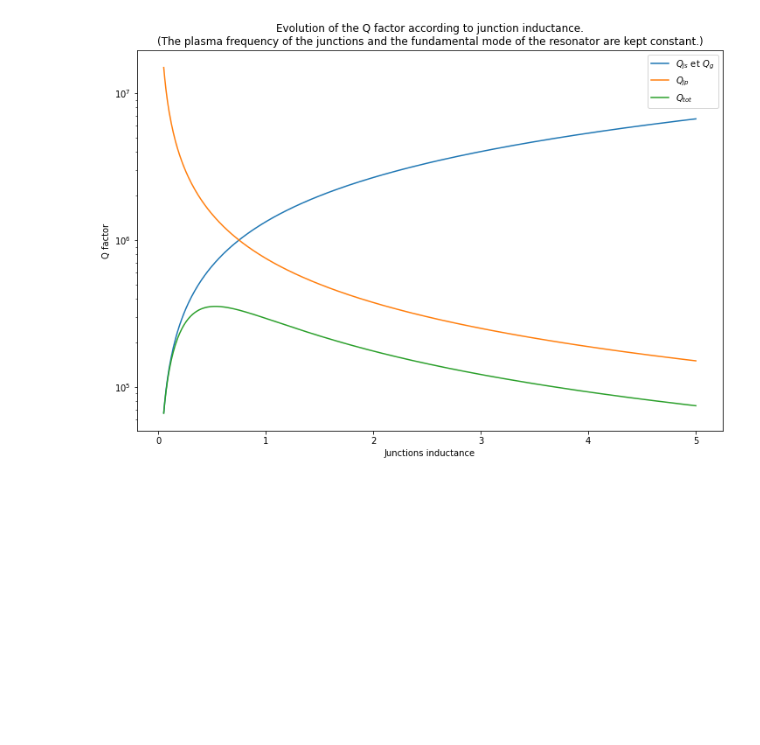
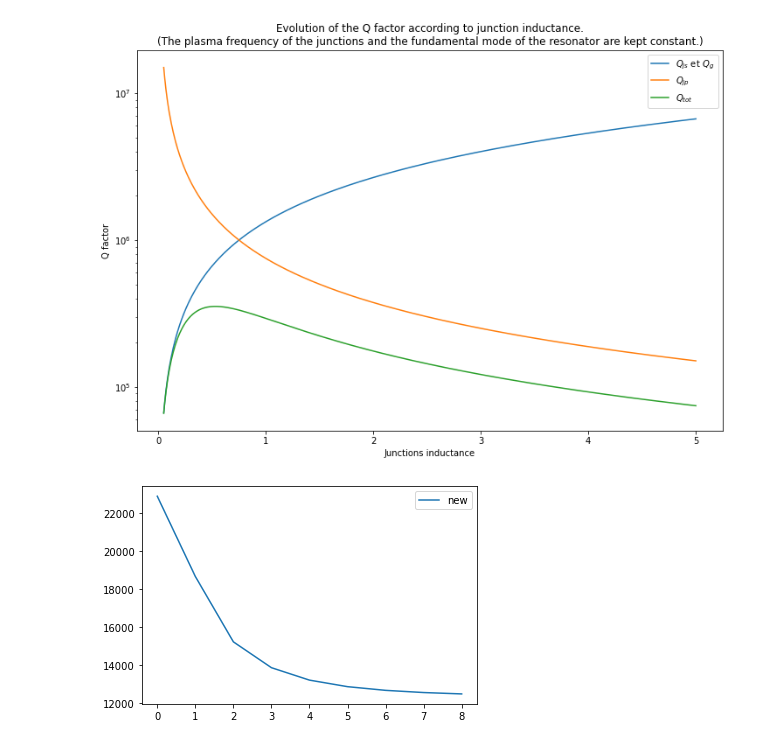
Before and after one commit to RemiRousseau/JJarray_formal, a Jupyter notebook: graphs_lossy.ipynb, the cells around one changed output. Cells and saved outputs as stored; diff of their text form; code cells hidden in the pictures; blank space fills up the shorter version.

Commit message:
Added a non working Q factor function, commit to keep a trace.

```diff
--- a/graphs_lossy.ipynb
+++ b/graphs_lossy.ipynb
@@ -129,3 +129,25 @@ ax.set_yscale("log")
 fig.savefig("graphs/Q_factor_evolution_junction_impedance_20jct.jpg")
 # %% [output]
 [figure]
+# %%
+n_jct = 20
+n_plot = 10
+lj = 15/n_jct
+cj = 1/(lj*(15*2*np.pi)**2)
+cg = 0.04e-6
+ct = 6.5e-5
+
+q0_var_rjs, q0_var_rjp, q0_var_rg = [], [], []
+#var_rjs,var_rjp,var_rg = 7.18e-5,7.032e7,2.856e9 #Fixed for Q factor linked to this loss at 10**6, and 20 junctions
+var_rjs,var_rjp,var_rg = 5.556779487e-3,2.559081194e7,1.03929175e9
+
+array_cpt = Array(n_jct,[lj,cj,var_rjs,var_rjp,cg,var_rg,ct])
+array_cpt.resonator_correction()
+q_res_cl = array_cpt.get_resonator_q()
+q_res_new = array_cpt.get_q_other_method()[1]
+#plt.plot(q_res_cl)
+plt.plot(q_res_new,label="new")
+plt.legend()
+plt.show()
+# %% [output]
+[figure, added]
```
Also changed, not shown: 1 other file.
